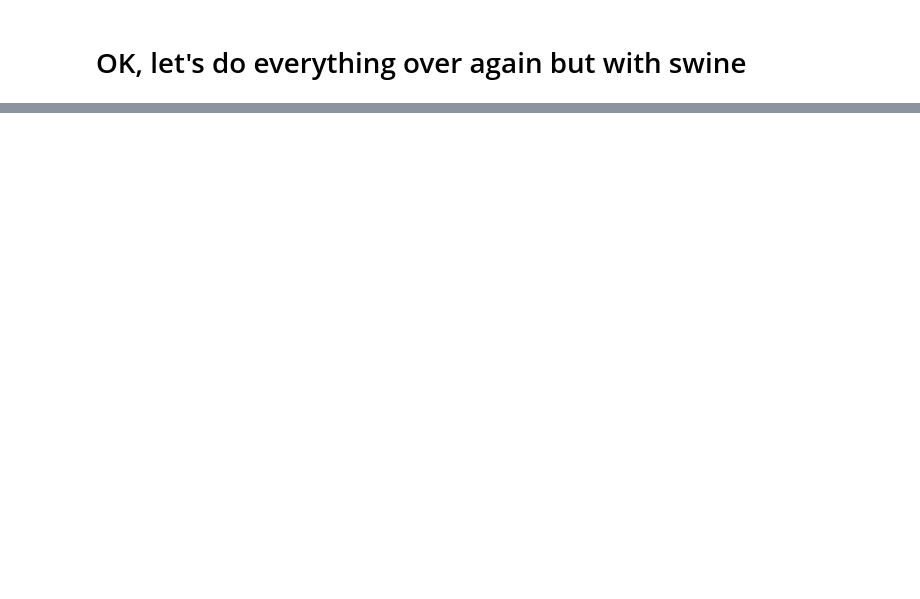
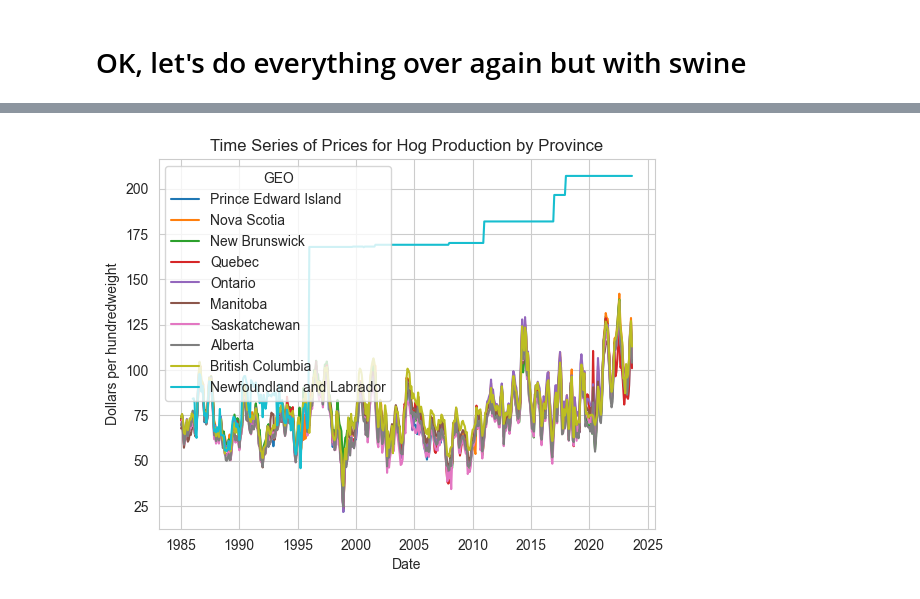
Before and after one commit to davjfish/WatspeedFoundationsGroupProject, a Jupyter notebook: david_scratch.ipynb, the cells around one changed output, grey strips where cells are left out. Drawn from its saved outputs; the diff is of its cells as text; code cells hidden in the pictures; blank space fills up the shorter version.

```diff
--- a/david_scratch.ipynb
+++ b/david_scratch.ipynb
@@ -294,3 +294,14 @@ sns.lmplot(data=final_df, x="prices", y="counts")
 # %% [markdown]
 
 # OK, let's do everything over again but with swine
+# %%
+mask = products.str.lower().str.contains("swine") | products.str.lower().str.contains("hog") | products.str.lower().str.contains("pig")
+print(products[mask])
+# let's start with just meat
+mask = (prices_df["Farm products"] == "Hogs [111121]") & (prices_df["VALUE"].notnull())
+hog_prices_df = prices_df[mask]
+# make sure we are only dealing with a single category for UoM and Scale
+print(hog_prices_df["UOM"].unique())
+print(hog_prices_df["SCALAR_FACTOR"].unique())
+# view the DF
+hog_prices_df
@@ -296,0 +328,5 @@ sns.lmplot(data=final_df, x="prices", y="counts")
+# %%
+
+_plot_time_series_from_df(hog_prices_df, "REF_DATE", "VALUE", "GEO", "Hog Production by Province")
+# %% [output]
+[figure, added]
```
Also changed, not shown: parts of 14 cells of this notebook, 2 other files.
